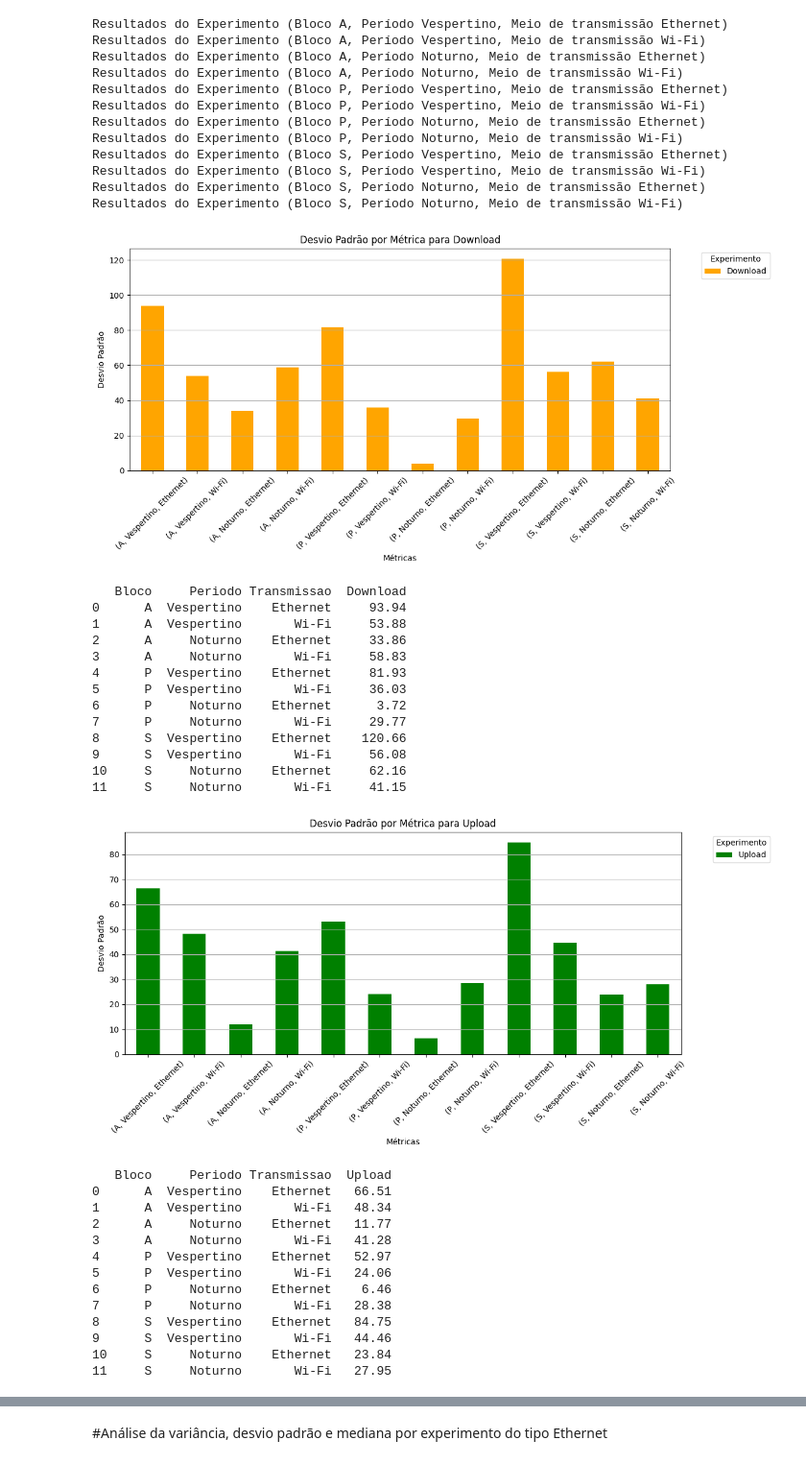
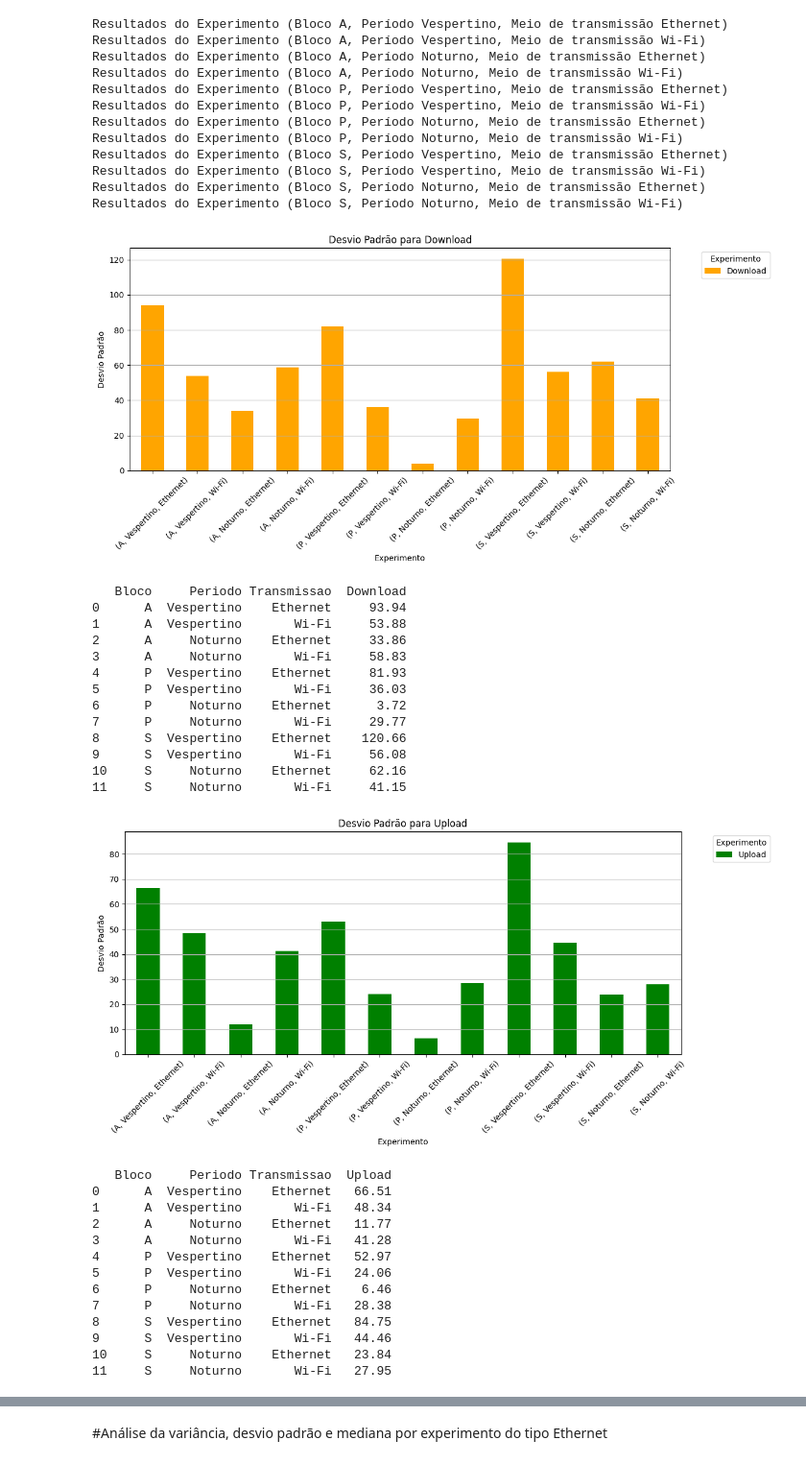
Before and after one commit to matheusbuenowb/University-Network-Analysis, a Jupyter notebook: TCC_Análise.ipynb, the cells around one changed output, grey strips where cells are left out. Shown at 96% size. Drawn from its saved outputs; the diff is of its cells as text; code cells hidden in the pictures.

Commit message:
Criado usando o Colab, atualizado em 22/04/2024

```diff
--- a/TCC_Análise.ipynb
+++ b/TCC_Análise.ipynb
@@ -583,68 +570,64 @@ import itertools
 import pandas as pd
 import matplotlib.pyplot as plt
 
-# Lista de métricas e medidas
-metricas = ['Download', 'Upload', 'Latência', 'Jitter']
-medidas = ['Desvio Padrão']
+metrics = ['Download', 'Upload', 'Latência', 'Jitter']
 
 # Dicionário para armazenar os resultados
-resultados_dict = {}
+results_dict = {}
 
-# Definição dos níveis
+#Definição dos níveis de experimento
 Bloco = ['A', 'P', 'S']
 Periodo = ['Vespertino', 'Noturno']
 Transmissao = ['Ethernet', 'Wi-Fi']
 
-# Combinações de níveis
-combinacoes = list(itertools.product(Bloco, Periodo, Transmissao))
+#Combinações possíveis de experimentos
+combinations = list(itertools.product(Bloco, Periodo, Transmissao))
 
-# Lista para armazenar os DataFrames de resultados
-resultados_experimento_df = []
+#Lista para armazenar os DF dos resultados
+results_experiment_df = []
 
-# Loop para calcular as estatísticas para cada métrica
-for Bloco, Periodo, Transmissao in combinacoes:
-    # Inicializa o dicionário de resultados para o experimento atual
-    resultados_dict_experimento = {'Bloco': Bloco, 'Periodo': Periodo, 'Transmissao': Transmissao}
+#Loop para calcular as estatísticas para cada métrica
+for Bloco, Periodo, Transmissao in combinations:
+    #Inicializa o dicionário de resultados para o experimento atual
+    results_dict_experiment = {'Bloco': Bloco, 'Periodo': Periodo, 'Transmissao': Transmissao}
 
-    for metrica in metricas:
+    for metric in metrics:
         # Filtra os dados para o experimento atual
         experiment_data = data[(data['Bloco'] == Bloco) &
                                (data['Periodo'] == Periodo) &
                                (data['Transmissão'] == Transmissao)]
 
-        # Calcula o desvio padrão para a métrica atual
-        desvio_padrao = experiment_data[metrica].std().round(2)
+        #Calcula o desvio padrão para a métrica atual
+        standard_deviation = experiment_data[metric].std().round(2)
 
-        # Adiciona o desvio padrão ao dicionário de resultados do experimento
-        resultados_dict_experimento[metrica] = desvio_padrao
+        #Adiciona o resultado obtido do desvio padrão ao dicionário de resultados do experimento
+        results_dict_experiment[metric] = standard_deviation
 
-    # Adiciona os resultados do experimento atual à lista de resultados
-    resultados_experimento_df.append(resultados_dict_experimento)
+    #Adiciona os resultados do experimento atual à lista de resultados
+    results_experiment_df.append(results_dict_experiment)
 
-#Armazena os resultados em um novo df
-resultados_df = pd.DataFrame(resultados_experimento_df)
+#Armazena os resultados em um novo df para a geração de gráficos de barras
+results_df = pd.DataFrame(results_experiment_df)
 
 #Agrupa os dados para gerar o gráfico de barras
-data_to_plot = resultados_df.set_index(['Bloco', 'Periodo', 'Transmissao'])[metricas]
+data_to_plot = results_df.set_index(['Bloco', 'Periodo', 'Transmissao'])[metrics]
 
-metrics = ['Download', 'Upload', 'Latência', 'Jitter']
+colors = ['orange', 'green', 'blue', 'red']
 
-cores = ['orange', 'green', 'blue', 'red']
-
-for metric, cor in zip(metrics, cores):
-  # Plotando os gráficos de barras para os desvios padrão para cada métrica
+for metric, color in zip(metrics, colors):
+  #Plotando os gráficos de barras para os desvios padrão para cada métrica
   plt.figure(figsize=(12, 6))
-  data_to_plot[metric].plot(kind='bar', color= cor, rot=45)
-  plt.xlabel('Métricas')
+  data_to_plot[metric].plot(kind='bar', color= color, rot=45)
+  plt.xlabel('Experimento')
   plt.ylabel('Desvio Padrão')
-  plt.title(f'Desvio Padrão por Métrica para {metric}')
+  plt.title(f'Desvio Padrão para {metric}')
   plt.legend(title='Experimento', bbox_to_anchor=(1.05, 1), loc='upper left')
   plt.grid(axis='y')
   plt.tight_layout()
   plt.show()
-  print(resultados_df[['Bloco' ,'Periodo', 'Transmissao', metric]])
+  print(results_df[['Bloco' ,'Periodo', 'Transmissao', metric]])
 # %% [output]
-[figure, old version]
+[figure, new version]
    Bloco     Periodo Transmissao  Download
 0      A  Vespertino    Ethernet     93.94
 1      A  Vespertino       Wi-Fi     53.88
@@ -658,7 +641,7 @@ for metric, cor in zip(metrics, cores):
 9      S  Vespertino       Wi-Fi     56.08
 10     S     Noturno    Ethernet     62.16
 11     S     Noturno       Wi-Fi     41.15
-[figure, old version]
+[figure, new version]
    Bloco     Periodo Transmissao  Upload
 0      A  Vespertino    Ethernet   66.51
 1      A  Vespertino       Wi-Fi   48.34
```
Also changed, not shown: parts of 7 cells of this notebook.
